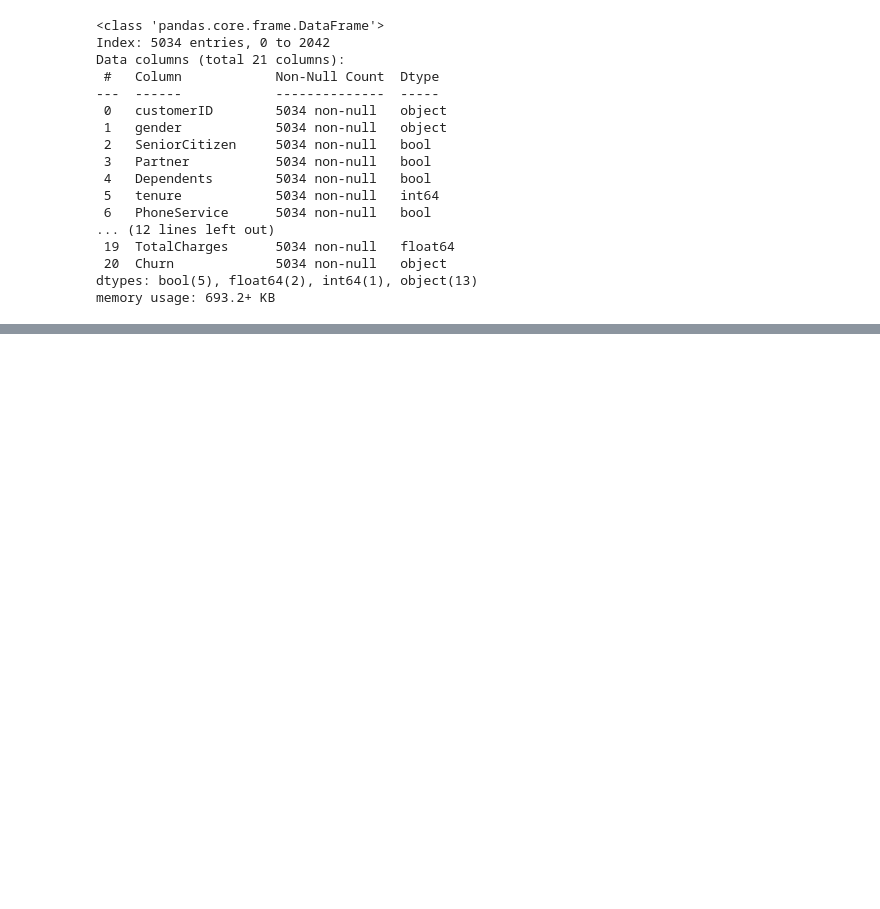
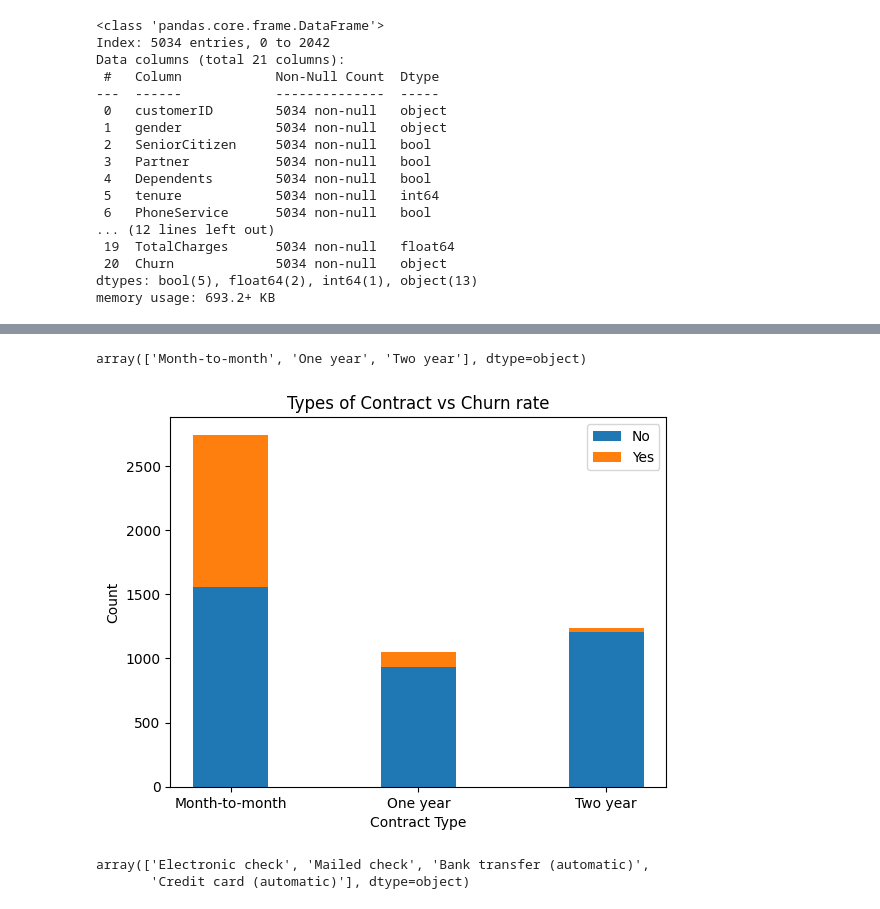
Before and after one commit to sethsot/Telco-Churn, a Jupyter notebook: draft.ipynb, the cells around one changed output, grey strips where cells are left out. Saved outputs shown, nothing was run; the diff lists cells and outputs as text; code cells hidden in the pictures; blank space fills up the shorter version.

```diff
--- a/draft.ipynb
+++ b/draft.ipynb
@@ -949,0 +1271,37 @@ memory usage: 693.2+ KB
+# %%
+df['Contract'].unique()
+# %% [output]
+array(['Month-to-month', 'One year', 'Two year'], dtype=object)
+# %%
+# Grouping and counting occurrences of each combination
+grouped_df = df.groupby(['Contract', 'Churn']).size().unstack(fill_value=0)
+
+# Plotting the stacked bar chart
+fig, ax = plt.subplots()
+
+index = range(len(grouped_df))
+width = 0.4
+
+bars = []
+bottom = [0] * len(grouped_df)
+
+for churn_status in grouped_df.columns:
+    bar = ax.bar(index, grouped_df[churn_status], width, bottom=bottom, label=churn_status)
+    bars.append(bar)
+    bottom = [bottom[i] + grouped_df[churn_status][i] for i in range(len(grouped_df))]
+
+ax.set_xlabel('Contract Type')
+ax.set_ylabel('Count')
+ax.set_title('Types of Contract vs Churn rate')
+ax.set_xticks(index)
+ax.set_xticklabels(grouped_df.index)
+ax.legend()
+
+plt.show()
+# %% [output]
+[figure, added]
+# %%
+df['PaymentMethod'].unique()
+# %% [output]
+array(['Electronic check', 'Mailed check', 'Bank transfer (automatic)',
+       'Credit card (automatic)'], dtype=object)
```
Also changed, not shown: parts of 73 cells of this notebook.
